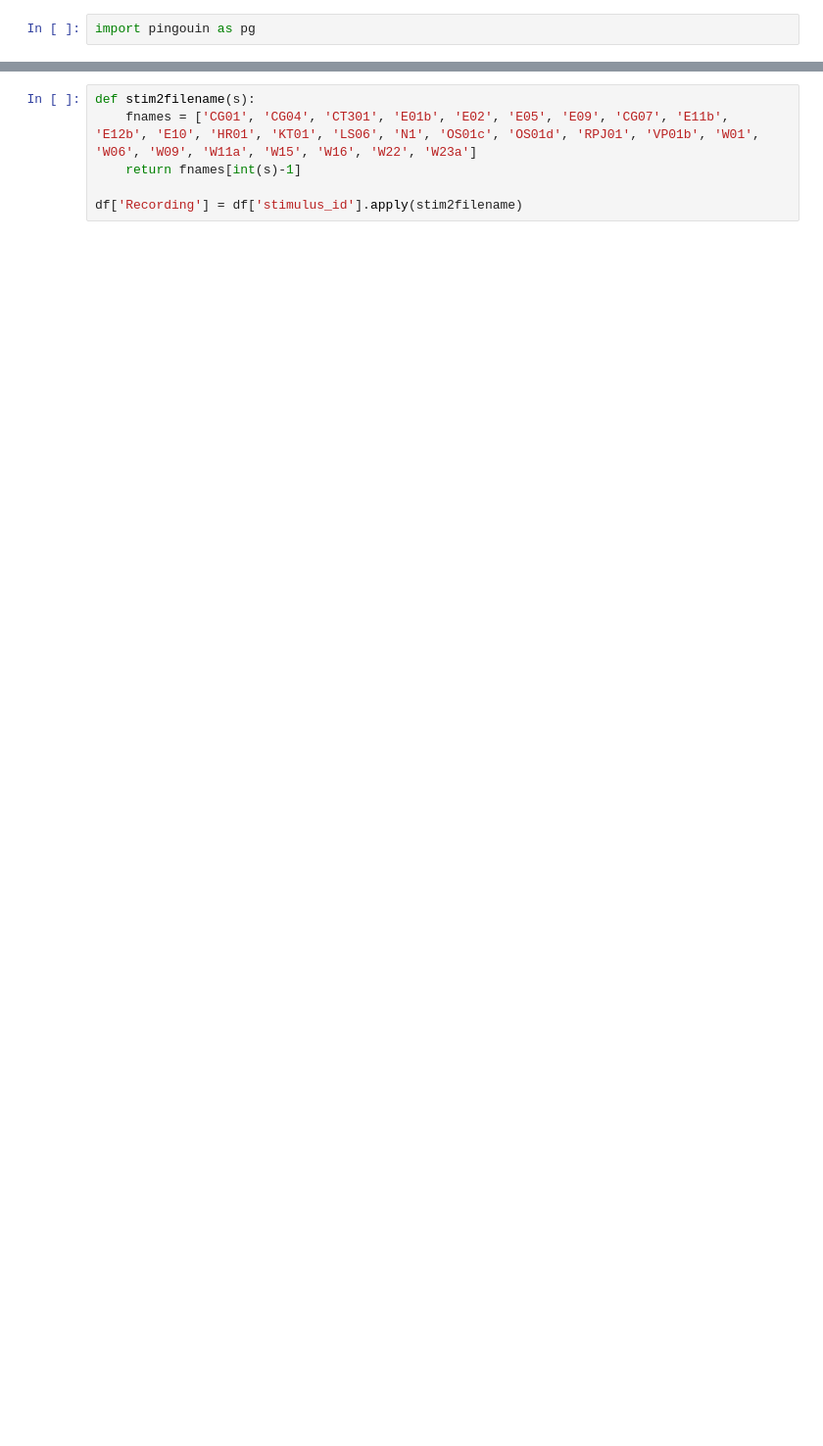
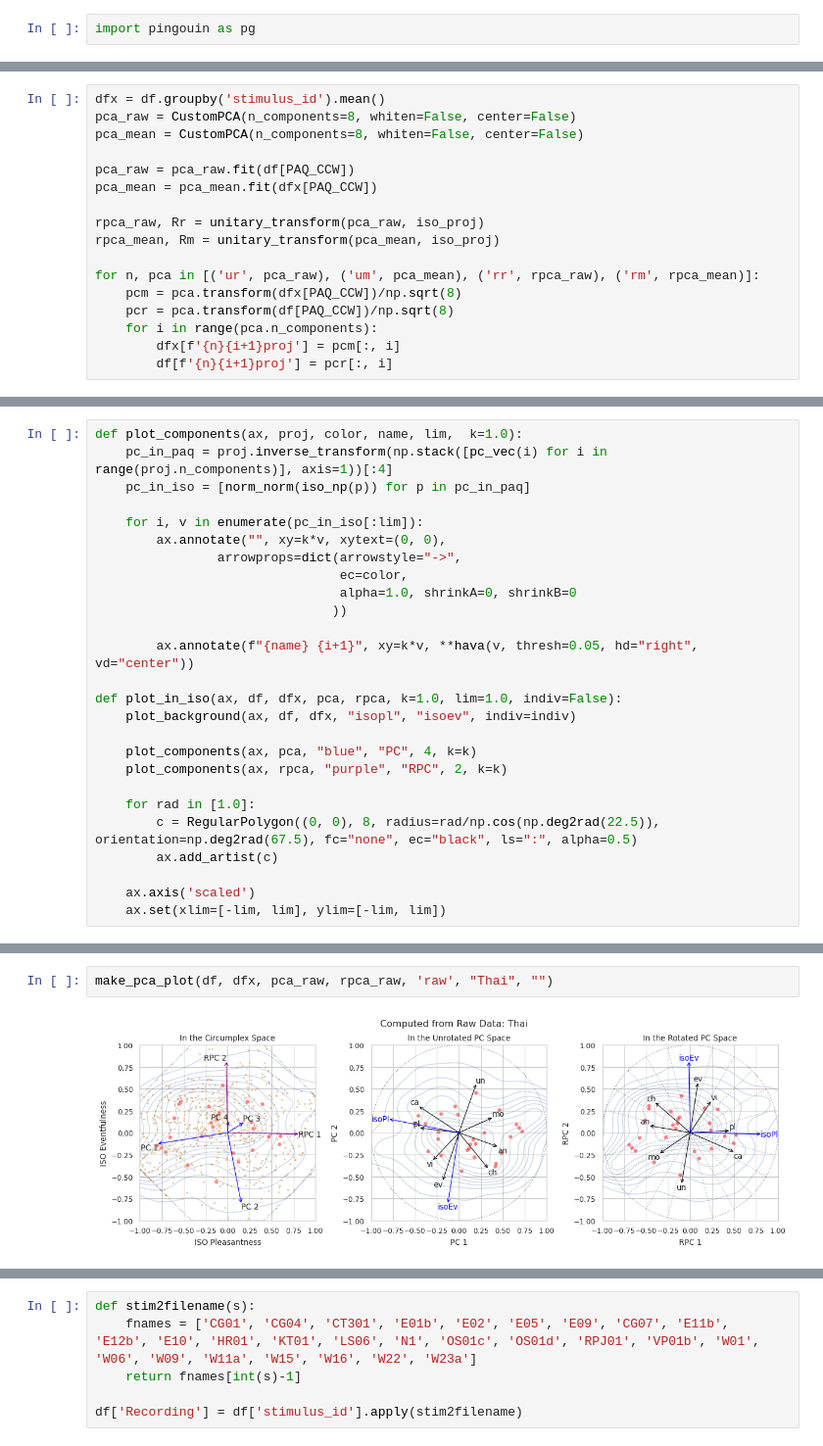
Before and after one commit to ntudsp/satp-tha-stage2, a Jupyter notebook: code/main.ipynb, the cells around one changed output, grey strips where cells are left out. Shown at 98% size. Drawn from its saved outputs; the diff is of its cells as text; blank space fills up the shorter version.

```diff
--- a/code/main.ipynb
+++ b/code/main.ipynb
@@ -172,0 +248,17 @@ for i in range(8):
+# %%
+dfx = df.groupby('stimulus_id').mean()
+pca_raw = CustomPCA(n_components=8, whiten=False, center=False)
+pca_mean = CustomPCA(n_components=8, whiten=False, center=False)
+
+pca_raw = pca_raw.fit(df[PAQ_CCW])
+pca_mean = pca_mean.fit(dfx[PAQ_CCW])
+
+rpca_raw, Rr = unitary_transform(pca_raw, iso_proj)
+rpca_mean, Rm = unitary_transform(pca_mean, iso_proj)
+
+for n, pca in [('ur', pca_raw), ('um', pca_mean), ('rr', rpca_raw), ('rm', rpca_mean)]:
+    pcm = pca.transform(dfx[PAQ_CCW])/np.sqrt(8)
+    pcr = pca.transform(df[PAQ_CCW])/np.sqrt(8)
+    for i in range(pca.n_components):
+        dfx[f'{n}{i+1}proj'] = pcm[:, i]
+        df[f'{n}{i+1}proj'] = pcr[:, i]
@@ -172,0 +350,26 @@ for i in range(8):
+# %%
+def plot_components(ax, proj, color, name, lim,  k=1.0):
+    pc_in_paq = proj.inverse_transform(np.stack([pc_vec(i) for i in range(proj.n_components)], axis=1))[:4]
+    pc_in_iso = [norm_norm(iso_np(p)) for p in pc_in_paq]
+
+    for i, v in enumerate(pc_in_iso[:lim]):
+        ax.annotate("", xy=k*v, xytext=(0, 0),
+                arrowprops=dict(arrowstyle="->",
+                                ec=color,
+                                alpha=1.0, shrinkA=0, shrinkB=0
+                               ))
+
+        ax.annotate(f"{name} {i+1}", xy=k*v, **hava(v, thresh=0.05, hd="right", vd="center"))
+
+def plot_in_iso(ax, df, dfx, pca, rpca, k=1.0, lim=1.0, indiv=False):
+    plot_background(ax, df, dfx, "isopl", "isoev", indiv=indiv)
+
+    plot_components(ax, pca, "blue", "PC", 4, k=k)
+    plot_components(ax, rpca, "purple", "RPC", 2, k=k)
+
+    for rad in [1.0]:
+        c = RegularPolygon((0, 0), 8, radius=rad/np.cos(np.deg2rad(22.5)), orientation=np.deg2rad(67.5), fc="none", ec="black", ls=":", alpha=0.5)
+        ax.add_artist(c)
+
+    ax.axis('scaled')
+    ax.set(xlim=[-lim, lim], ylim=[-lim, lim])
@@ -172,0 +449,4 @@ for i in range(8):
+# %%
+make_pca_plot(df, dfx, pca_raw, rpca_raw, 'raw', "Thai", "")
+# %% [output]
+[figure, added]
```
Also changed, not shown: parts of 121 cells of this notebook, 32 other files.
